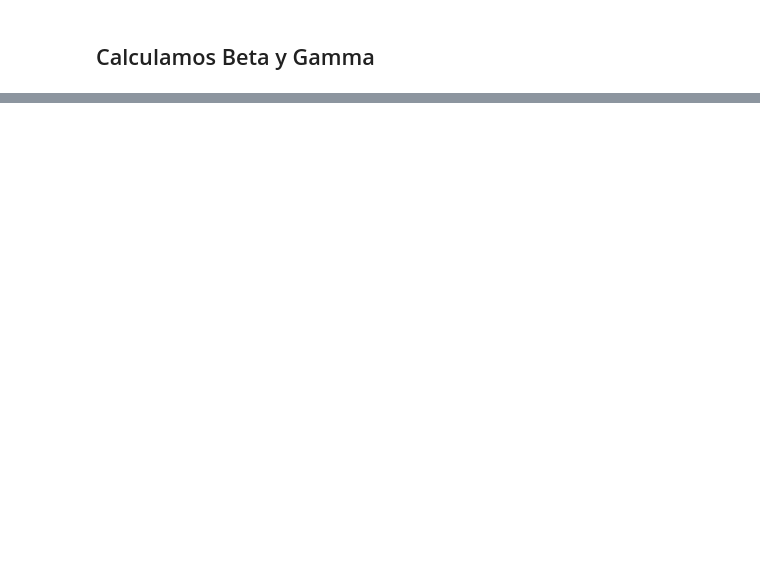
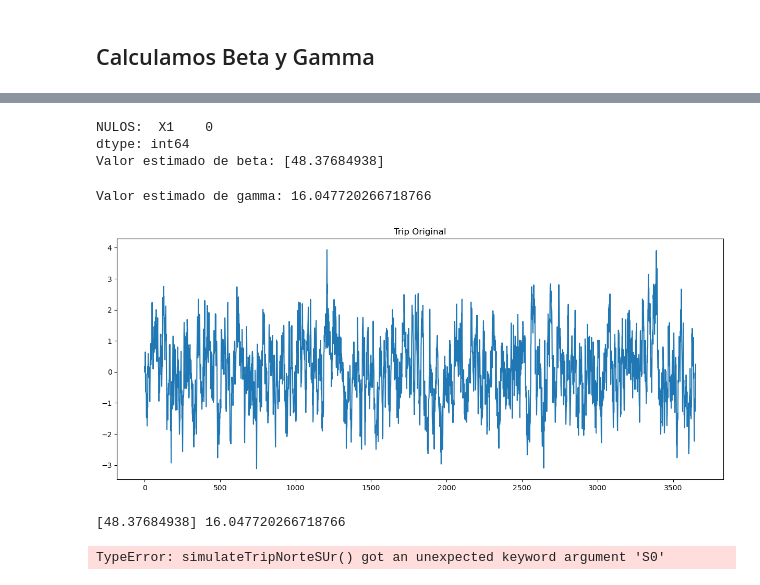
Before and after one commit to GuidoDSalem/TP---AplicacionesComputacionales, a Jupyter notebook: main.ipynb, the cells around one changed output, grey strips where cells are left out. Saved outputs shown, nothing was run; the diff lists cells and outputs as text; code cells hidden in the pictures; blank space fills up the shorter version.

```diff
--- a/main.ipynb
+++ b/main.ipynb
@@ -174,2 +176,8 @@ plt.show()
 # %% [markdown]
 ## Calculamos Beta y Gamma
+# %%
+# new column with the diff between one day and the previous one
+
+data["diff_wind_gap"] = data["wind gap norte sur"].diff().shift(-1)
+
+data.head()
@@ -175,0 +191,60 @@ plt.show()
+# %%
+# Calcular las diferencias Y_i = D_{i+1} - D_i
+data['diff_wind_gap'] = data['wind gap norte sur'].diff().shift(-1)
+
+# Calcular X1_i = (-Di) * Δ
+data['X_wind_gap'] = -data["wind gap norte sur"][1:] * DELTA
+
+# Calcular W_i como el residuo de Y y X1
+# Suponiendo que tienes alguna estimación de W_i, si no, deberás calcularla
+# W_i es N(0,1) distribuido normalmente, por lo que puedes modelarlo a partir del residuo
+# Por simplicidad, puedes asumir que W_i es un vector aleatorio para fines de regresión.
+
+# Crear el modelo de regresión
+X_wind_gap = data[['X_wind_gap']][1:-1]
+Y_wind_gap = data[['diff_wind_gap']][1:-1]
+print("NULOS:  " + str( X.isnull().sum()))
+
+# Ajustar el modelo de regresión
+model = LinearRegression()
+model.fit(X_wind_gap, Y_wind_gap)
+
+# Obtener el valor de beta (pendiente)
+beta = model.coef_[0]
+
+
+print(f"Valor estimado de beta: {beta}")
+# %% [output]
+NULOS:  X1    0
+dtype: int64
+Valor estimado de beta: [48.37684938]
+# %%
+# Calcular los residuos de la regresión
+error_WG = Y_wind_gap - model.predict(X_wind_gap)
+var_WG = error.var()
+gamma = np.sqrt(var_WG / DELTA)
+
+print(f"Valor estimado de gamma: {gamma}")
+# %% [output]
+Valor estimado de gamma: 16.047720266718766
+# %%
+plt.figure(figsize=(15, 6))
+
+# graficar data
+plt.plot(data['wind gap norte sur'])
+plt.title("Trip Original")
+plt.show()
+
+# graficar modelo predicgo
+days = np.arange(0, 365 * YEARS, 1)
+
+print(beta, gamma)
+trip_guido = simulateTripNorteSUr(days, beta, gamma,S0=8)
+plt.figure(figsize=(15, 6))
+plt.plot(trip_guido)
+plt.title("Trip Guido")
+plt.show()
+# %% [output]
+[figure, added]
+[48.37684938] 16.047720266718766
+TypeError: simulateTripNorteSUr() got an unexpected keyword argument 'S0'
```
Also changed, not shown: parts of 7 cells of this notebook.
